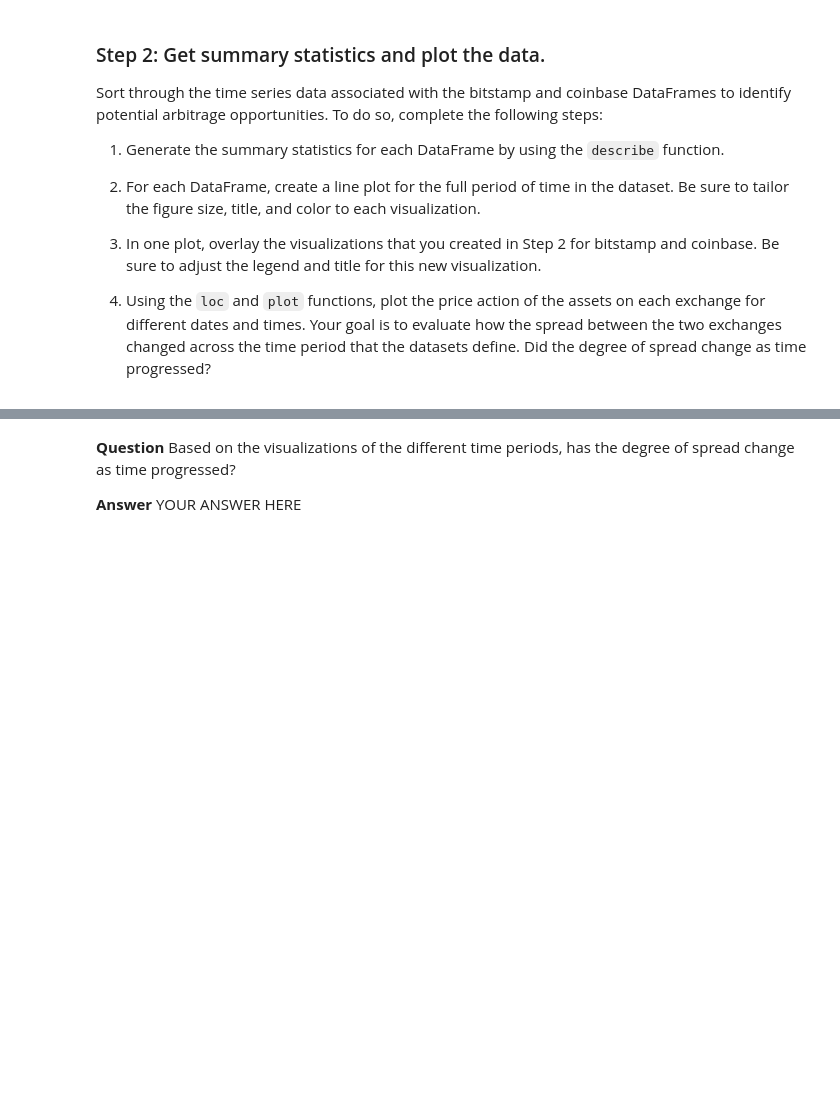
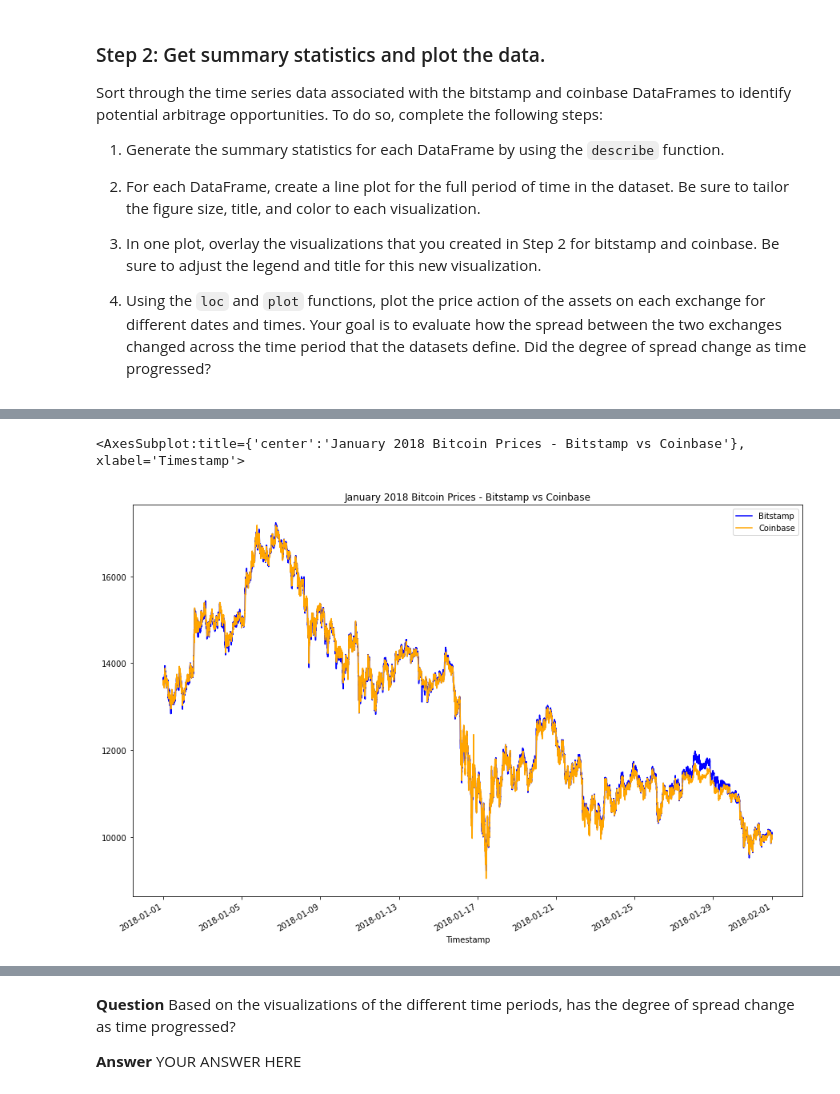
Before and after one commit to jasonbucks/Module_3, a Jupyter notebook: crypto_arbitrage.ipynb, the cells around one changed output, grey strips where cells are left out. Saved outputs shown, nothing was run; the diff lists cells and outputs as text; code cells hidden in the pictures; blank space fills up the shorter version.

```diff
--- a/crypto_arbitrage.ipynb
+++ b/crypto_arbitrage.ipynb
@@ -284,8 +314,14 @@ Sort through the time series data associated with the bitstamp and coinbase Data
 # %%
 # Using the loc and plot functions, create an overlay plot that visualizes
 # the price action of both DataFrames for a one month period early in the dataset
 # Be sure to include the parameters: legend, figure size, title, and color and label
-# YOUR CODE HERE
+bitstamp_sliced.loc['2018-01-01': '2018-01-31'].plot(
+    legend=True, figsize=(15, 10), title="January 2018 Bitcoin Prices - Bitstamp vs Coinbase", color="blue", label="Bitstamp")
+coinbase_sliced.loc['2018-01-01': '2018-01-31'].plot(
+    legend=True, figsize=(15, 10), color="orange", label="Coinbase")
+# %% [output]
+<AxesSubplot:title={'center':'January 2018 Bitcoin Prices - Bitstamp vs Coinbase'}, xlabel='Timestamp'>
+[figure, added]
 # %%
 # Using the loc and plot functions, create an overlay plot that visualizes
 # the price action of both DataFrames for a one month period later in the dataset
```
Also changed, not shown: parts of 8 cells of this notebook, 1 other file.
